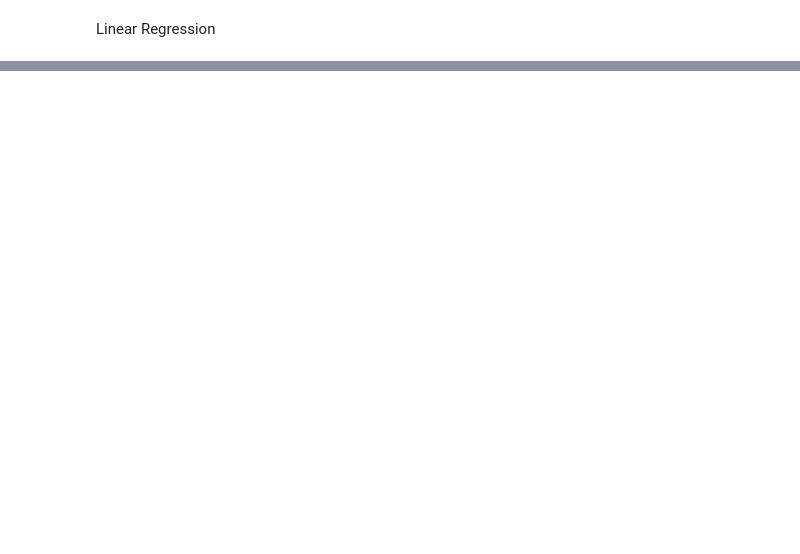
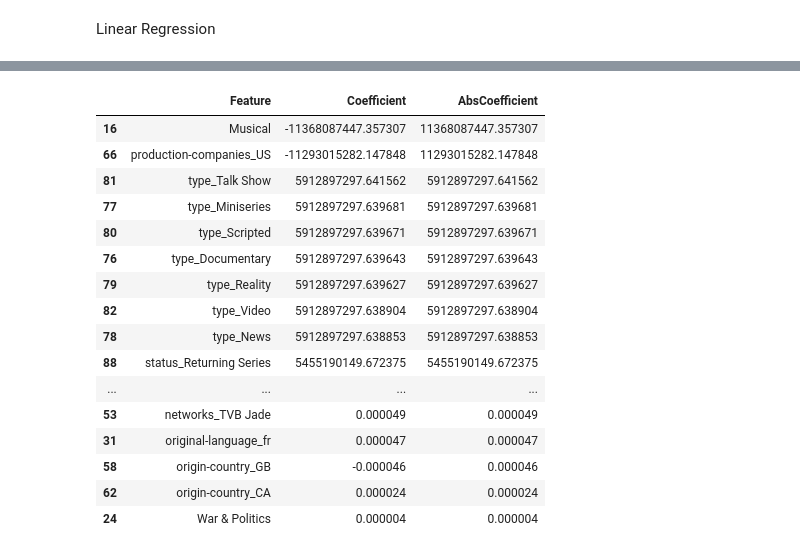
Before and after one commit to DirecTV-Team1A-NextGen-Rec/directv_tvrec, a Jupyter notebook: 9.) Linear_Regression_Model.ipynb, the cells around one changed output, grey strips where cells are left out. Cells and saved outputs as stored; diff of their text form; code cells hidden in the pictures; blank space fills up the shorter version.

Commit message:
Add code to pick best features for lin reg model

```diff
--- a/9.) Linear_Regression_Model.ipynb
+++ b/9.) Linear_Regression_Model.ipynb
@@ -66,0 +121,35 @@ LR_model.fit(X_train, y_train)
+# %%
+# we are creating a data frame that will store the feature names and their corresponding coefficients
+feature_importance = pd.DataFrame({
+    "Feature": X_train.columns,
+    # the coefficients indicate how much the popularity is expected to increase or decrease
+    # when a feature value increases/decreases by one unit, while other features remain constant
+    "Coefficient": LR_model.coef_
+})
+# sort the features by absolute value of their coefficients in descending order
+# we take the absolute value since they can be either positive or negative
+# a positive coefficient means as the feature value increases, so does the popularity
+# a negative coefficient means as the feature value decreases, so does the popularity
+# by taking the absolute value, we focus no the magnitude rather than the direction to see
+# what features affect the popularity the strongest
+feature_importance["AbsCoefficient"] = feature_importance["Coefficient"].abs()
+feature_importance.sort_values(by="AbsCoefficient", ascending=False, inplace=True)
+feature_importance.style.set_table_attributes('style="max-height:300px; overflow-y:scroll; display:inline-block;"')
+# %% [output]
+|  | Feature | Coefficient | AbsCoefficient |
+| 16 | Musical | -11368087447.357307 | 11368087447.357307 |
+| 66 | production-companies_US | -11293015282.147848 | 11293015282.147848 |
+| 81 | type_Talk Show | 5912897297.641562 | 5912897297.641562 |
+| 77 | type_Miniseries | 5912897297.639681 | 5912897297.639681 |
+| 80 | type_Scripted | 5912897297.639671 | 5912897297.639671 |
+| 76 | type_Documentary | 5912897297.639643 | 5912897297.639643 |
+| 79 | type_Reality | 5912897297.639627 | 5912897297.639627 |
+| 82 | type_Video | 5912897297.638904 | 5912897297.638904 |
+| 78 | type_News | 5912897297.638853 | 5912897297.638853 |
+| 88 | status_Returning Series | 5455190149.672375 | 5455190149.672375 |
+| ... | ... | ... | ... |
+| 53 | networks_TVB Jade | 0.000049 | 0.000049 |
+| 31 | original-language_fr | 0.000047 | 0.000047 |
+| 58 | origin-country_GB | -0.000046 | 0.000046 |
+| 62 | origin-country_CA | 0.000024 | 0.000024 |
+| 24 | War & Politics | 0.000004 | 0.000004 |
```
Also changed, not shown: parts of 12 cells of this notebook.
